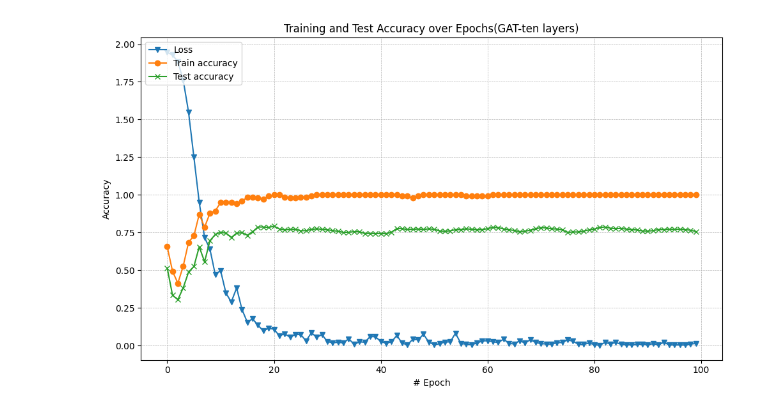
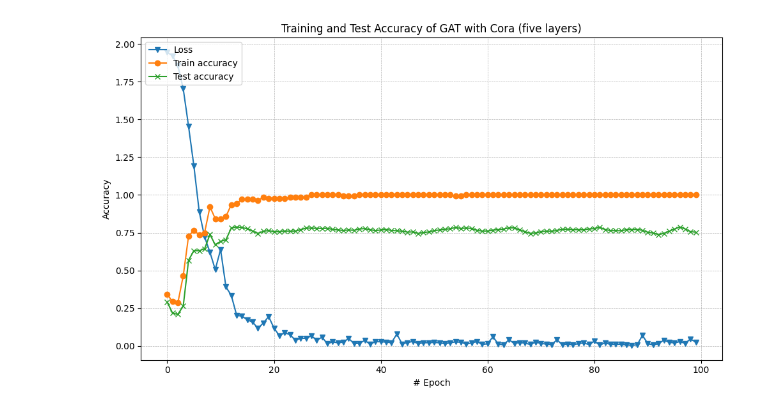
Before and after one commit to YuzhuoWangbarry/CS514-Network, a Jupyter notebook: ProjectCode/GAT/GAT.ipynb, the cells around one changed output. Saved outputs shown, nothing was run; the diff lists cells and outputs as text; code cells hidden in the pictures.

```diff
--- a/ProjectCode/GAT/GAT.ipynb
+++ b/ProjectCode/GAT/GAT.ipynb
@@ -1,29 +1,29 @@
 # %%
 import numpy as np
 import matplotlib.pyplot as plt
 import pandas as pd
 
-df = pd.read_csv('GAT_ACC.csv')
+df = pd.read_csv('CSV_files/GAT_Cora.csv')
 epochs = df['Epoch'].to_list()
 loss = df['Loss'].to_list()
 train_acc = df['Train Accuracy'].to_list()
 test_acc = df['Test Accuracy'].to_list()
 # lines = data.strip().split("\n")
 # epochs = [int(line.split(",")[0].split(":")[1]) for line in lines]
 # loss = [float(line.split(",")[1].split(":")[1]) for line in lines]
 # train_acc = [float(line.split(",")[2].split(":")[1]) for line in lines]
 # test_acc = [float(line.split(",")[3].split(":")[1]) for line in lines]
 
 plt.figure(figsize=(10,6))
 plt.plot(epochs, loss, label="Loss", marker="v")
 plt.plot(epochs, train_acc, label="Train accuracy", marker="o")
 plt.plot(epochs, test_acc, label="Test accuracy", marker="x")
 plt.xlabel("# Epoch")
 plt.ylabel("Accuracy")
-plt.title("Training and Test Accuracy over Epochs(GAT-ten layers)")
+plt.title("Training and Test Accuracy of GAT with Cora (five layers)")
 plt.legend(loc='upper left')
 plt.grid(True, which="both", linestyle="--", linewidth=0.5)
 plt.tight_layout()
 plt.show()
 # %% [output]
-[figure, old version]
+[figure, new version]
```
Also changed, not shown: parts of 2 cells of this notebook, 20 other files.
